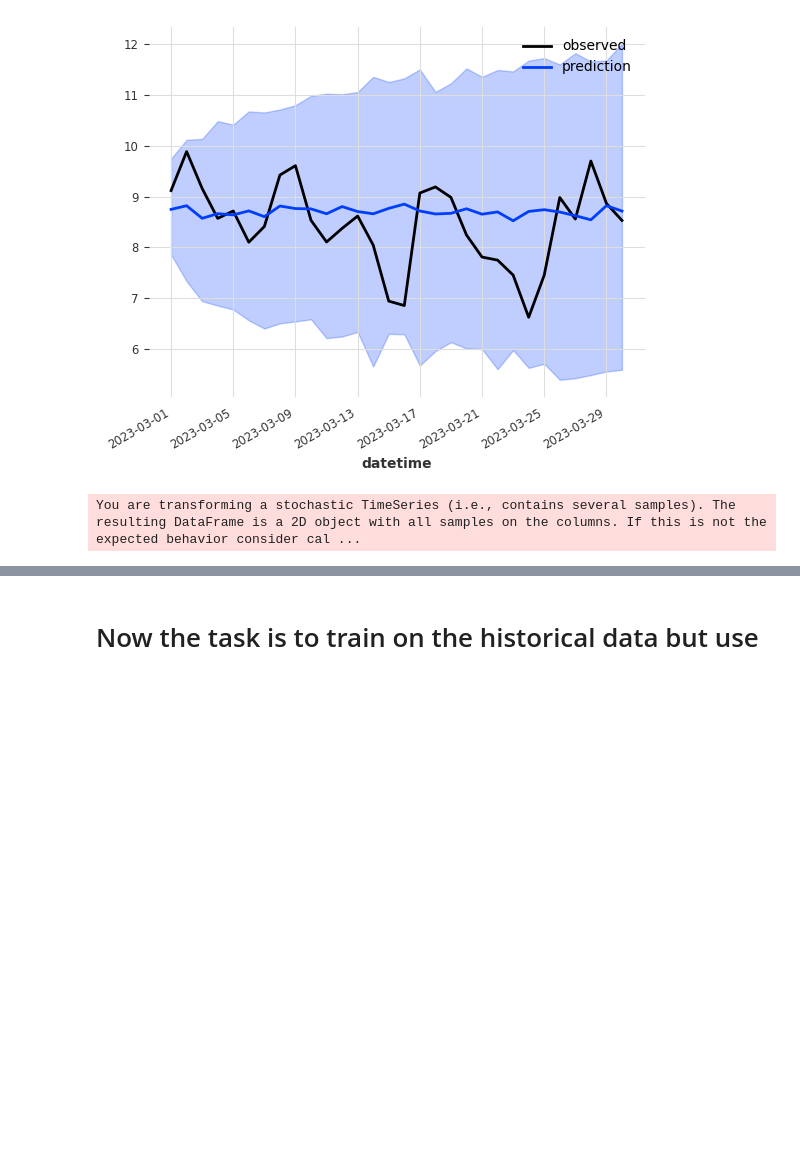
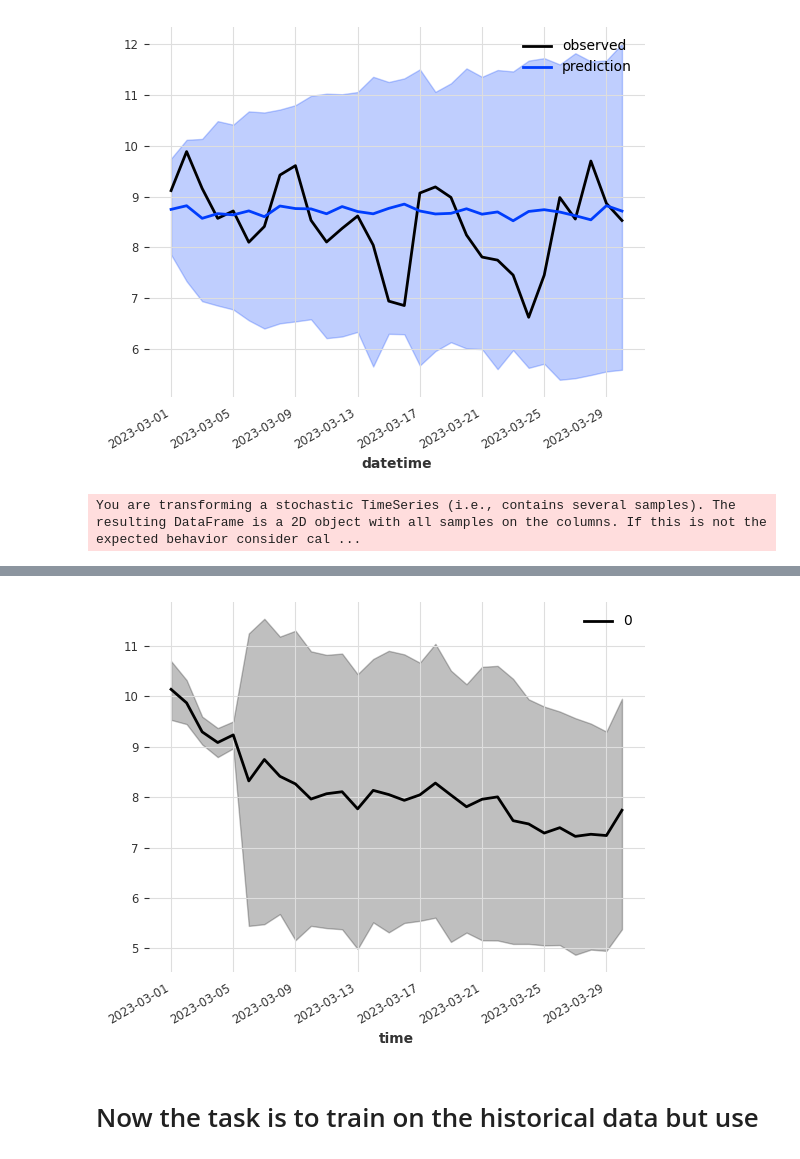
Before and after one commit to boettiger-lab/neon4cast-darts-submit, a Jupyter notebook: scoring_exploration.ipynb, the cells around one changed output, grey strips where cells are left out. Cells and saved outputs as stored; diff of their text form; code cells hidden in the pictures; blank space fills up the shorter version.

```diff
--- a/scoring_exploration.ipynb
+++ b/scoring_exploration.ipynb
@@ -764,2 +1048,13 @@ You are transforming a stochastic TimeSeries (i.e., contains several samples). T
+# %%
+historical_model = HistoricalForecaster(data_preprocessor=data_preprocessor,
+                          output_csv_name="historical_forecaster_output.csv",
+                          validation_split_date="2023-03-01",
+                          forecast_horizon=30,
+                          site_id="ARIK",
+                          target_variable="oxygen")
+historical_model.make_forecasts()
+historical_model.forecast_ts.plot()
+# %% [output]
+[figure, added]
 # %% [markdown]
 # Now the task is to train on the historical data but use
```
Also changed, not shown: parts of 10 cells of this notebook.
